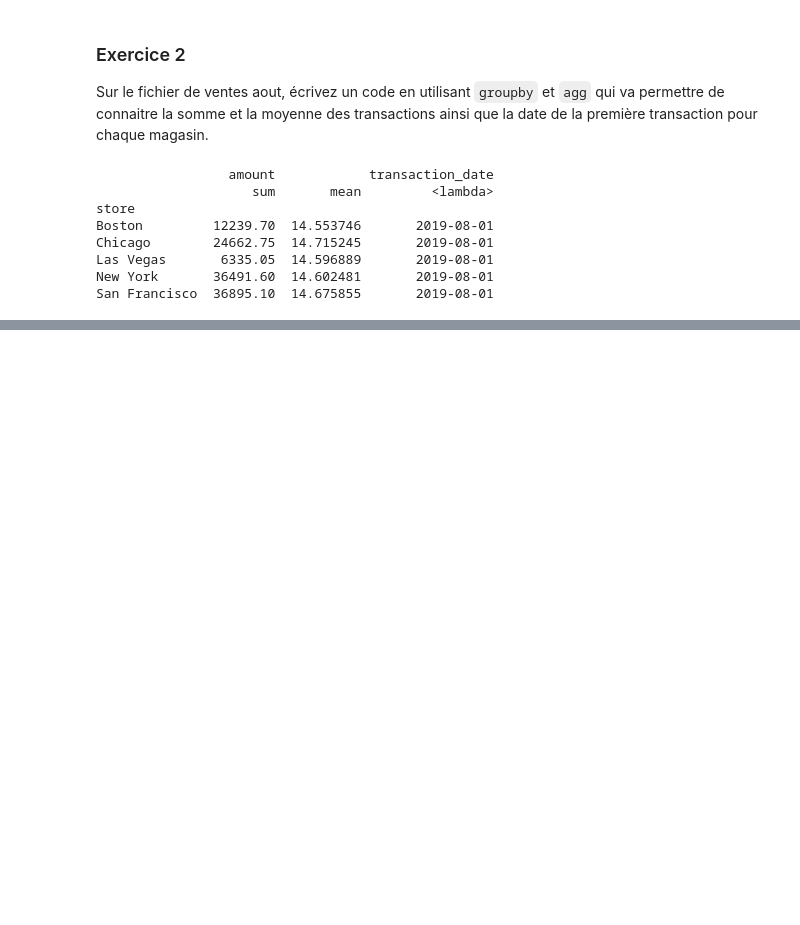
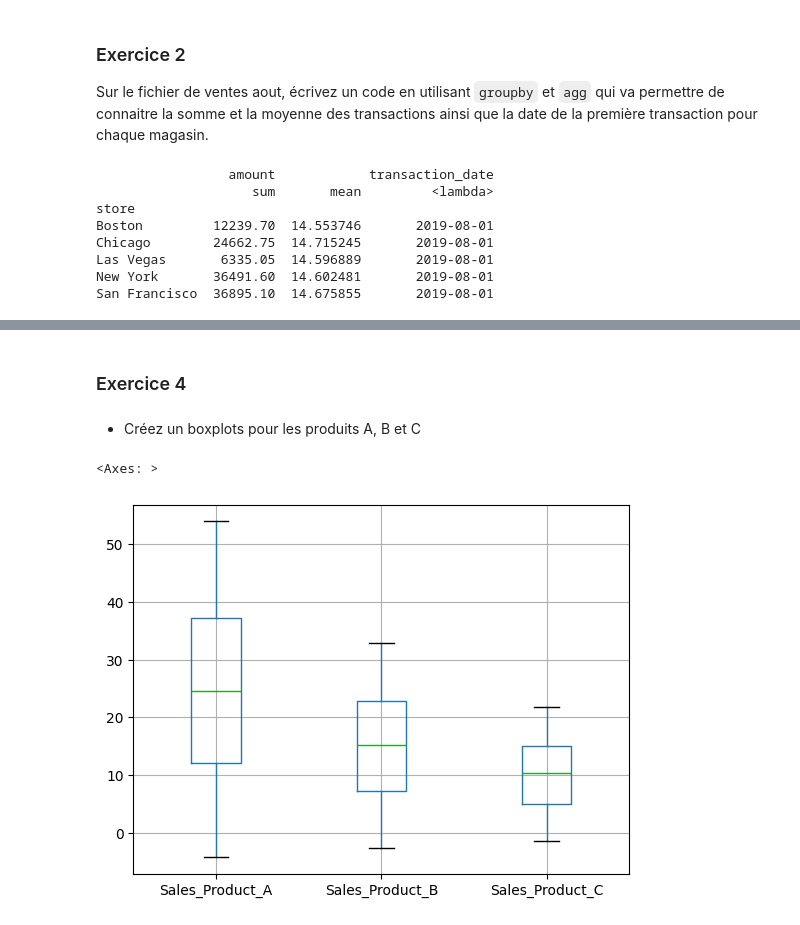
Before and after one commit to heretica/python_for_excel, a Jupyter notebook: s3_pandas_avance.ipynb, the cells around one changed output, grey strips where cells are left out. Saved outputs shown, nothing was run; the diff lists cells and outputs as text; code cells hidden in the pictures; blank space fills up the shorter version.

```diff
--- a/s3_pandas_avance.ipynb
+++ b/s3_pandas_avance.ipynb
@@ -204,0 +442,9 @@ San Francisco  36895.10  14.675855       2019-08-01
+# %% [markdown]
+### Exercice 4
+# %% [markdown]
+- Créez un boxplots pour les produits A, B et C
+# %%
+sales.boxplot()
+# %% [output]
+<Axes: >
+[figure, added]
```
Also changed, not shown: parts of 30 cells of this notebook.
